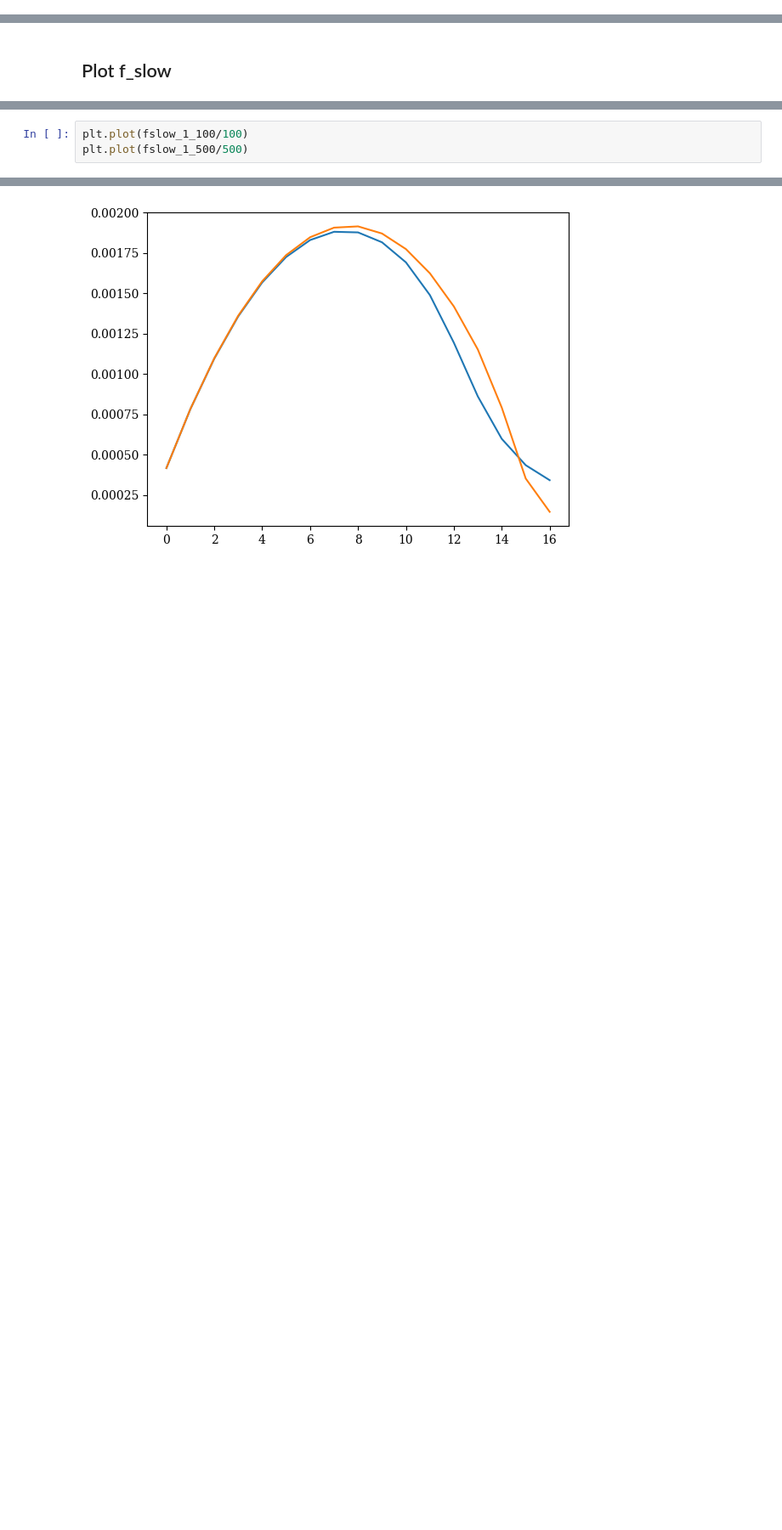
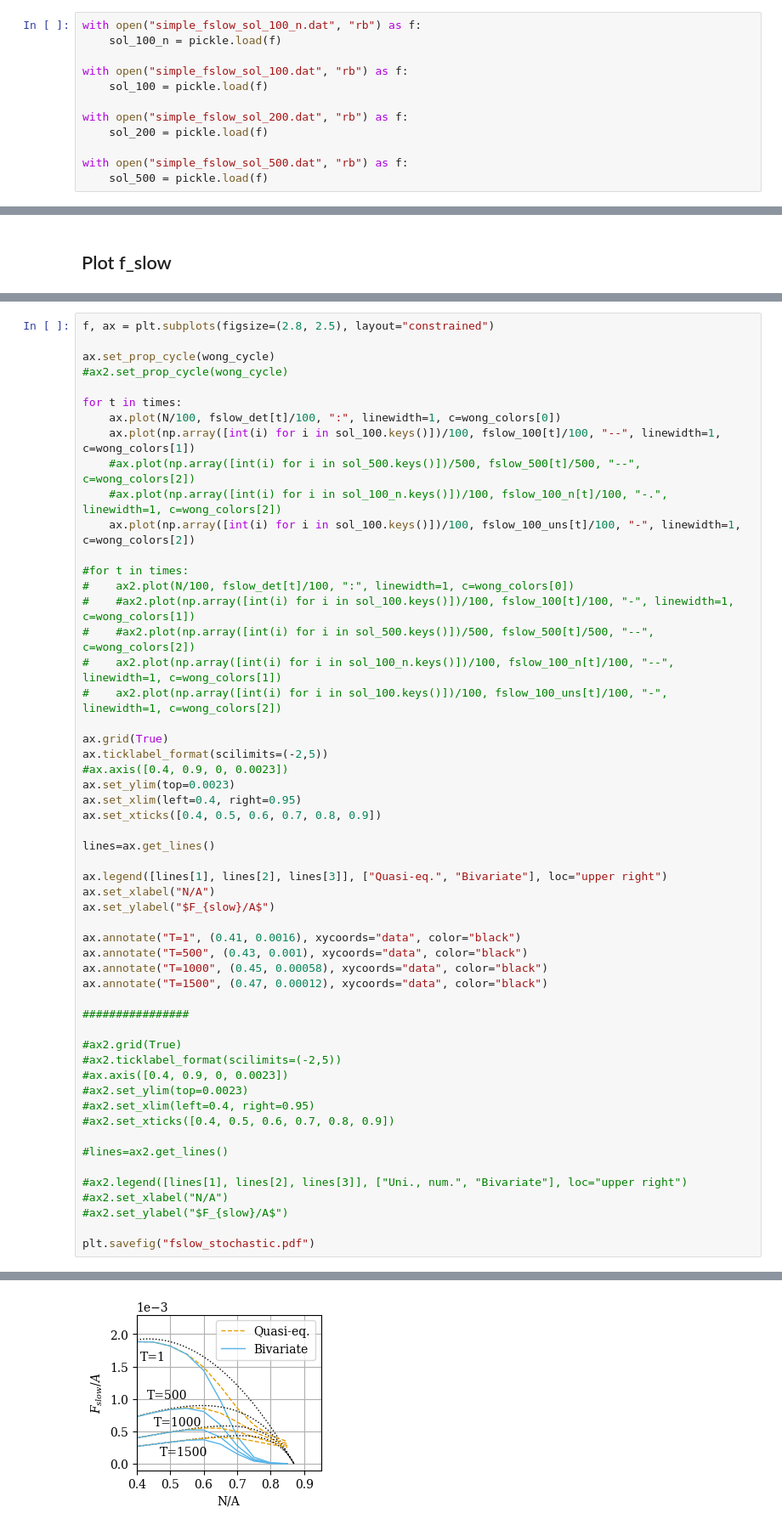
Before and after one commit to ELFREELAND/minecraft_sheep, a Jupyter notebook: stochastic/simplified_slow_farmer_stochastic.ipynb, the cells around one changed output, grey strips where cells are left out. Shown at 85% size. Cells and saved outputs as stored; diff of their text form; blank space fills up the shorter version.

```diff
--- a/stochastic/simplified_slow_farmer_stochastic.ipynb
+++ b/stochastic/simplified_slow_farmer_stochastic.ipynb
@@ -201,3 +194,15 @@ with open("simple_fslow_sol_500.dat", "rb") as f:
+# %%
+with open("simple_fslow_sol_100_n.dat", "rb") as f:
+    sol_100_n = pickle.load(f)
+
+with open("simple_fslow_sol_100.dat", "rb") as f:
+    sol_100 = pickle.load(f)
+
+with open("simple_fslow_sol_200.dat", "rb") as f:
+    sol_200 = pickle.load(f)
+
+with open("simple_fslow_sol_500.dat", "rb") as f:
+    sol_500 = pickle.load(f)
 # %% [markdown]
 ## Plot evolution
 # %%
@@ -240,4 +264,55 @@ fslow_1_500 = np.array([
 # %%
-plt.plot(fslow_1_100/100)
-plt.plot(fslow_1_500/500)
+f, ax = plt.subplots(figsize=(2.8, 2.5), layout="constrained")
+
+ax.set_prop_cycle(wong_cycle)
+#ax2.set_prop_cycle(wong_cycle)
+
+for t in times:
+    ax.plot(N/100, fslow_det[t]/100, ":", linewidth=1, c=wong_colors[0])
+    ax.plot(np.array([int(i) for i in sol_100.keys()])/100, fslow_100[t]/100, "--", linewidth=1, c=wong_colors[1])
+    #ax.plot(np.array([int(i) for i in sol_500.keys()])/500, fslow_500[t]/500, "--", c=wong_colors[2])
+    #ax.plot(np.array([int(i) for i in sol_100_n.keys()])/100, fslow_100_n[t]/100, "-.", linewidth=1, c=wong_colors[2])
+    ax.plot(np.array([int(i) for i in sol_100.keys()])/100, fslow_100_uns[t]/100, "-", linewidth=1, c=wong_colors[2])
+
+#for t in times:
+#    ax2.plot(N/100, fslow_det[t]/100, ":", linewidth=1, c=wong_colors[0])
+#    #ax2.plot(np.array([int(i) for i in sol_100.keys()])/100, fslow_100[t]/100, "-", linewidth=1, c=wong_colors[1])
+#    #ax2.plot(np.array([int(i) for i in sol_500.keys()])/500, fslow_500[t]/500, "--", c=wong_colors[2])
+#    ax2.plot(np.array([int(i) for i in sol_100_n.keys()])/100, fslow_100_n[t]/100, "--", linewidth=1, c=wong_colors[1])
+#    ax2.plot(np.array([int(i) for i in sol_100.keys()])/100, fslow_100_uns[t]/100, "-", linewidth=1, c=wong_colors[2])
+
+ax.grid(True)
+ax.ticklabel_format(scilimits=(-2,5))
+#ax.axis([0.4, 0.9, 0, 0.0023])
+ax.set_ylim(top=0.0023)
+ax.set_xlim(left=0.4, right=0.95)
+ax.set_xticks([0.4, 0.5, 0.6, 0.7, 0.8, 0.9])
+
+lines=ax.get_lines()
+
+ax.legend([lines[1], lines[2], lines[3]], ["Quasi-eq.", "Bivariate"], loc="upper right")
+ax.set_xlabel("N/A")
+ax.set_ylabel("$F_{slow}/A$")
+
+ax.annotate("T=1", (0.41, 0.0016), xycoords="data", color="black")
+ax.annotate("T=500", (0.43, 0.001), xycoords="data", color="black")
+ax.annotate("T=1000", (0.45, 0.00058), xycoords="data", color="black")
+ax.annotate("T=1500", (0.47, 0.00012), xycoords="data", color="black")
+
+################
+
+#ax2.grid(True)
+#ax2.ticklabel_format(scilimits=(-2,5))
+#ax.axis([0.4, 0.9, 0, 0.0023])
+#ax2.set_ylim(top=0.0023)
+#ax2.set_xlim(left=0.4, right=0.95)
+#ax2.set_xticks([0.4, 0.5, 0.6, 0.7, 0.8, 0.9])
+
+#lines=ax2.get_lines()
+
+#ax2.legend([lines[1], lines[2], lines[3]], ["Uni., num.", "Bivariate"], loc="upper right")
+#ax2.set_xlabel("N/A")
+#ax2.set_ylabel("$F_{slow}/A$")
+
+plt.savefig("fslow_stochastic.pdf")
 # %% [output]
@@ -245 +319 @@ plt.plot(fslow_1_500/500)
-[figure, old version]
+[figure, new version]
```
Also changed, not shown: parts of 11 cells of this notebook, 29 other files.
